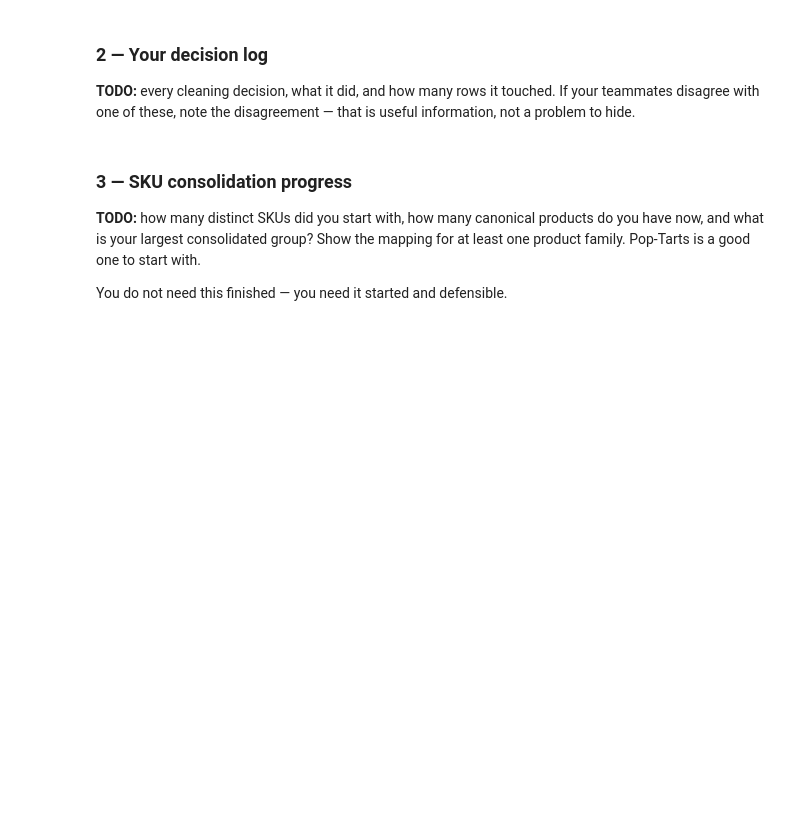
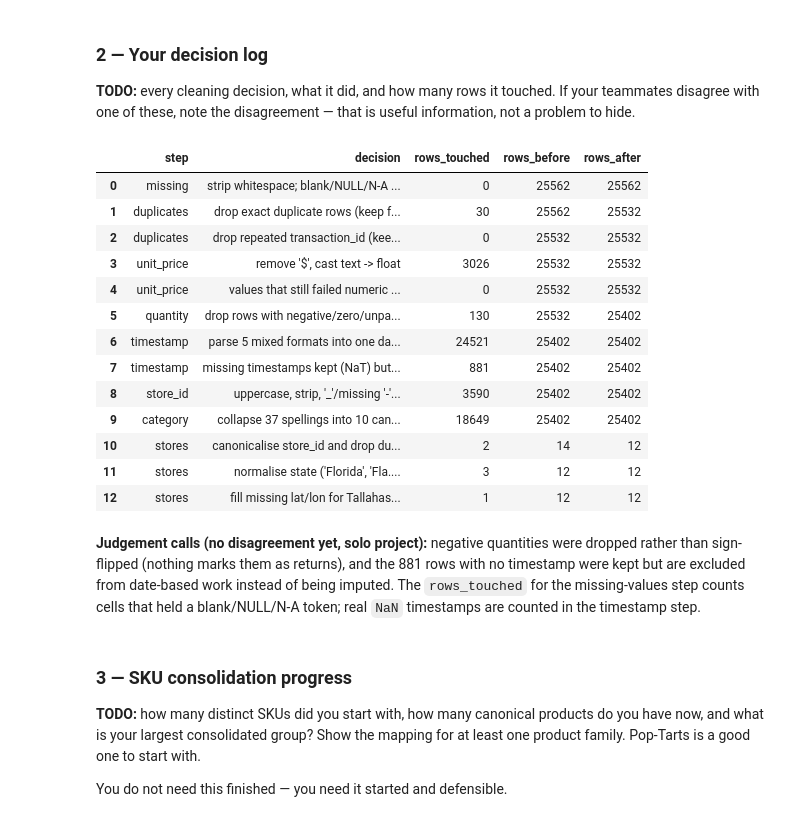
Before and after one commit to Kminhas21/walmart-hurrican-project, a Jupyter notebook: notebooks/2026_10_23_—_Midterm_Checkpoint_—_Lab.ipynb, the cells around one changed output. Cells and saved outputs as stored; diff of their text form; code cells hidden in the pictures; blank space fills up the shorter version.

```diff
--- a/notebooks/2026_10_23_—_Midterm_Checkpoint_—_Lab.ipynb
+++ b/notebooks/2026_10_23_—_Midterm_Checkpoint_—_Lab.ipynb
@@ -95,7 +259,28 @@ Print the row count before and after. We want to see how many rows your decision
 
 **TODO:** every cleaning decision, what it did, and how many rows it touched. If your teammates disagree with one of these, note the disagreement — that is useful information, not a problem to hide.
 # %%
-# TODO: print or display your decision log
+import pandas as pd
+pd.set_option('display.max_colwidth', 110)
+pd.set_option('display.width', 200)
+decision_log = pd.DataFrame(DECISION_LOG)
+decision_log
+# %% [output]
+|  | step | decision | rows_touched | rows_before | rows_after |
+| 0 | missing | strip whitespace; blank/NULL/N-A ... | 0 | 25562 | 25562 |
+| 1 | duplicates | drop exact duplicate rows (keep f... | 30 | 25562 | 25532 |
+| 2 | duplicates | drop repeated transaction_id (kee... | 0 | 25532 | 25532 |
+| 3 | unit_price | remove '$', cast text -> float | 3026 | 25532 | 25532 |
+| 4 | unit_price | values that still failed numeric ... | 0 | 25532 | 25532 |
+| 5 | quantity | drop rows with negative/zero/unpa... | 130 | 25532 | 25402 |
+| 6 | timestamp | parse 5 mixed formats into one da... | 24521 | 25402 | 25402 |
+| 7 | timestamp | missing timestamps kept (NaT) but... | 881 | 25402 | 25402 |
+| 8 | store_id | uppercase, strip, '_'/missing '-'... | 3590 | 25402 | 25402 |
+| 9 | category | collapse 37 spellings into 10 can... | 18649 | 25402 | 25402 |
+| 10 | stores | canonicalise store_id and drop du... | 2 | 14 | 12 |
+| 11 | stores | normalise state ('Florida', 'Fla.... | 3 | 12 | 12 |
+| 12 | stores | fill missing lat/lon for Tallahas... | 1 | 12 | 12 |
+# %% [markdown]
+**Judgement calls (no disagreement yet, solo project):** negative quantities were dropped rather than sign-flipped (nothing marks them as returns), and the 881 rows with no timestamp were kept but are excluded from date-based work instead of being imputed. The `rows_touched` for the missing-values step counts cells that held a blank/NULL/N-A token; real `NaN` timestamps are counted in the timestamp step.
 # %% [markdown]
 ### 3 — SKU consolidation progress
 
```
Also changed, not shown: parts of 12 cells of this notebook.
